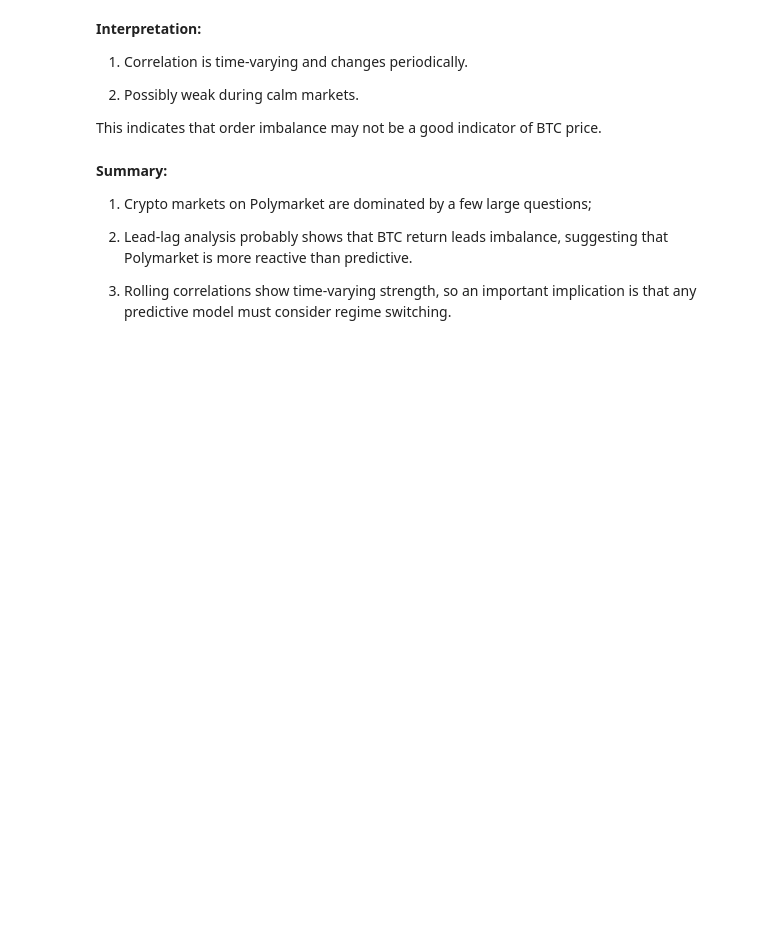
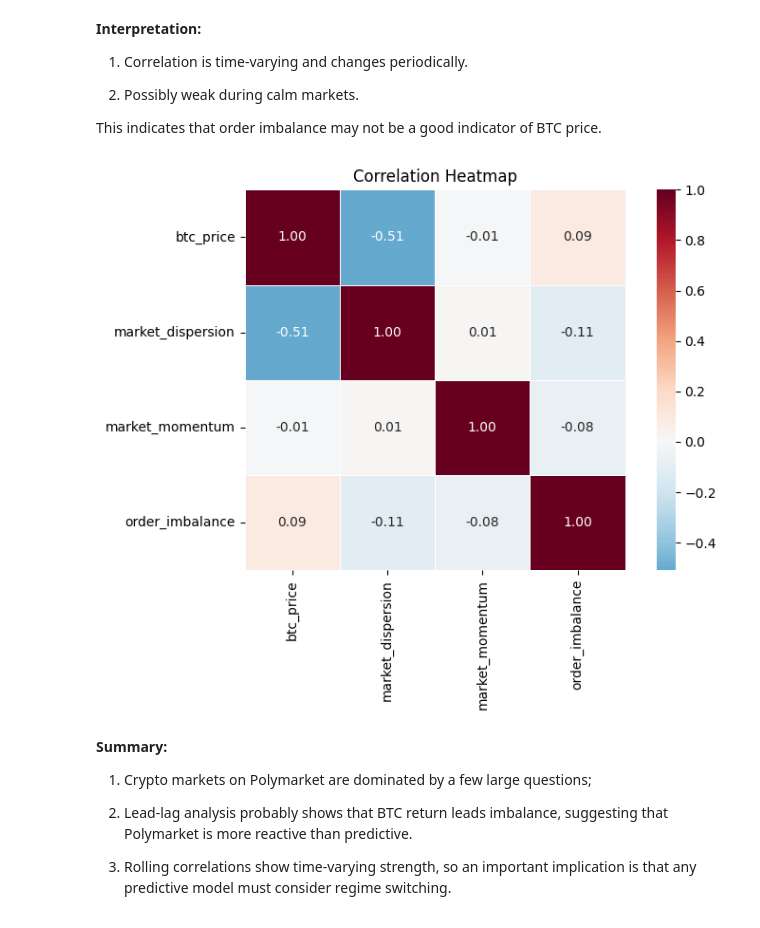
Before and after one commit to migathicharian/lse-bitcoin-analytics-capstone-template, a Jupyter notebook: eda/eda_split_work_crypto.ipynb, the cells around one changed output. Saved outputs shown, nothing was run; the diff lists cells and outputs as text; code cells hidden in the pictures; blank space fills up the shorter version.

```diff
--- a/eda/eda_split_work_crypto.ipynb
+++ b/eda/eda_split_work_crypto.ipynb
@@ -987,6 +1027,68 @@ plt.show()
 2. Possibly weak during calm markets.
 
 This indicates that order imbalance may not be a good indicator of BTC price.
+# %%
+# Draw correlation heatmap between BTC price and dispersion, momentum, order imbalance
+# Market dispersion
+dispersion_per_week = (
+    daily_dispersion
+    .assign(date=pd.to_datetime(daily_dispersion['date'], errors='coerce'))
+    .set_index('date')['price']
+    .resample('W-MON')
+    .mean()
+    .rename('market_dispersion')
+)
+
+# Market momentum
+momentum_per_week = (
+    daily_mean_price
+    .assign(date=pd.to_datetime(daily_mean_price['date'], errors='coerce'))
+    .set_index('date')['price_return']
+    .resample('W-MON')
+    .mean()
+    .rename('market_momentum')
+)
+
+# Order imbalance
+order_imbalance_per_week = (
+    merged_trade
+    .assign(date=pd.to_datetime(merged_trade['date'], errors='coerce'))
+    .set_index('date')['order_imbalance']
+    .resample('W-MON')
+    .mean()
+    .rename('order_imbalance')
+)
+
+# Only draw data points in the intersection of all data frames
+corr_df = pd.concat(
+    [
+        btc_price_per_week,
+        dispersion_per_week,
+        momentum_per_week,
+        order_imbalance_per_week
+    ],
+    axis=1,
+    join='inner'
+).dropna()
+
+corr_mat = corr_df.corr(method='pearson')
+
+# Heatmap
+plt.figure(figsize=(8, 6))
+sns.heatmap(
+    corr_mat,
+    annot=True,
+    fmt=".2f",
+    cmap="RdBu_r",
+    center=0,
+    square=True,
+    linewidths=0.5
+)
+plt.title("Correlation Heatmap")
+plt.tight_layout()
+plt.show()
+# %% [output]
+[figure, added]
 # %% [markdown]
 **Summary:**
 
```
Also changed, not shown: parts of 7 cells of this notebook.
